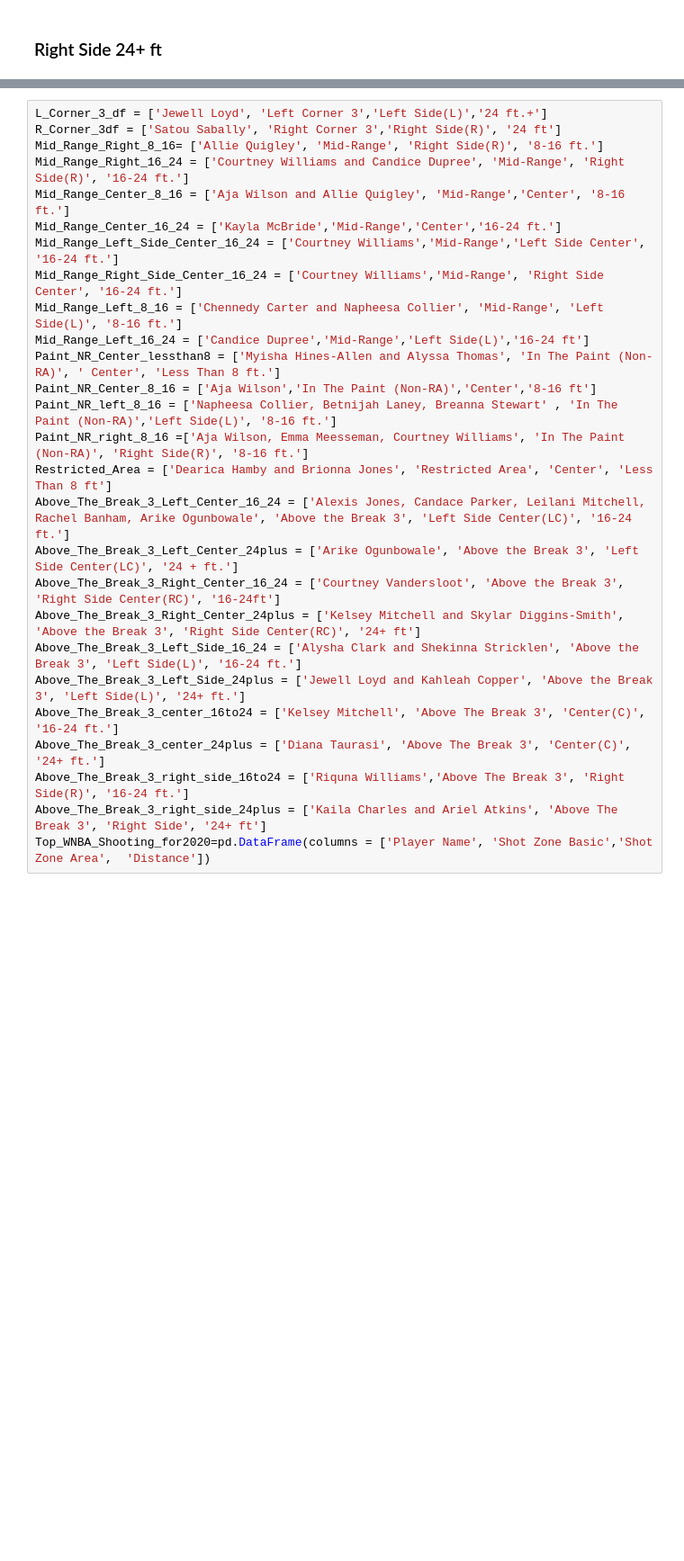
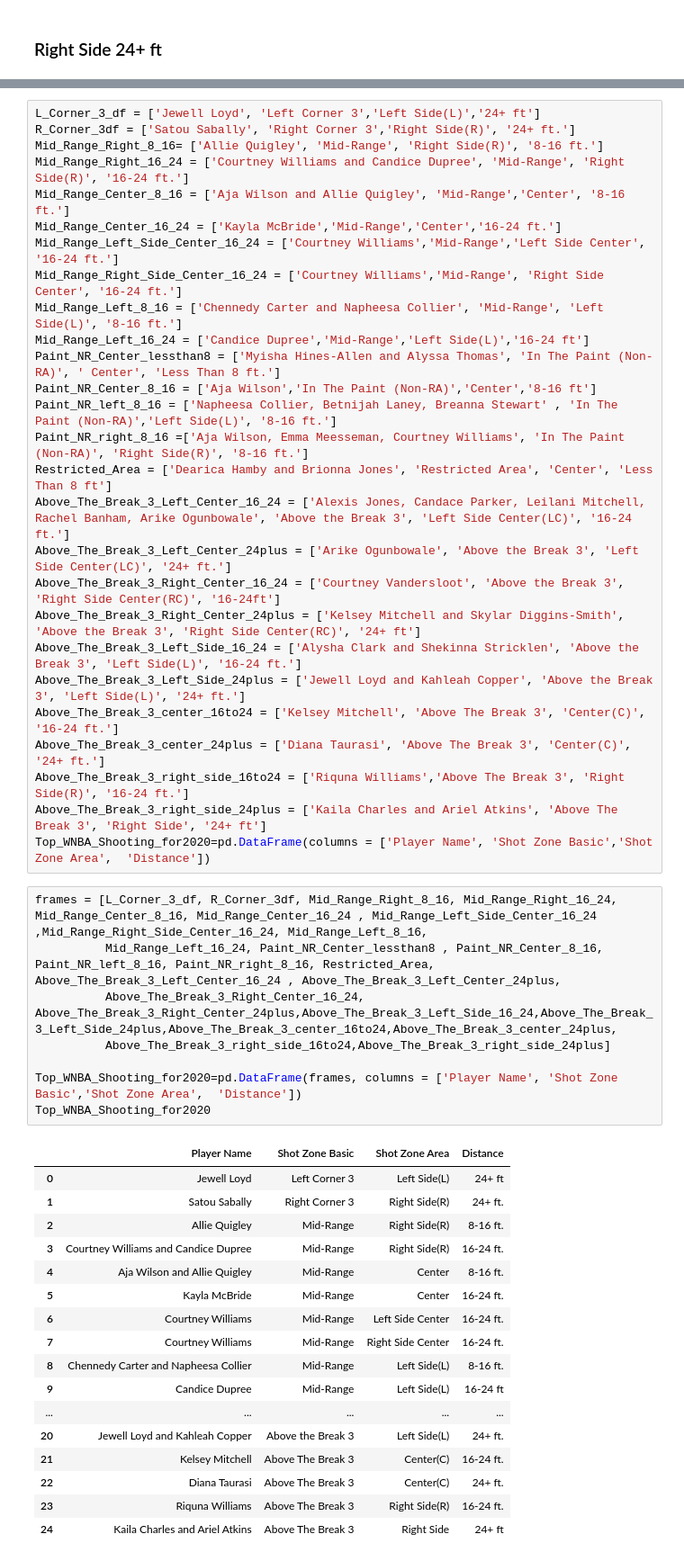
Before and after one commit to stewart-lacy/WNBA, a Jupyter notebook: WNBA_Shooting_2020.ipynb, the cells around one changed output, grey strips where cells are left out. Shown at 90% size. Drawn from its saved outputs; the diff is of its cells as text; blank space fills up the shorter version.

```diff
--- a/WNBA_Shooting_2020.ipynb
+++ b/WNBA_Shooting_2020.ipynb
@@ -524,8 +524,8 @@ backcourt
 |  | PLAYER_NAME | SHOT_ZONE_BASIC | SHOT_ZONE_AREA | SHOT_ZONE_RANGE | SHOT_DISTANCE | LOC_X | LOC_Y | ... |
 | 6025 | Jazmine Jones | Backcourt | Back Court(BC) | Back Court Shot | 48 | 207 | 439 | ... |
 # %%
-L_Corner_3_df = ['Jewell Loyd', 'Left Corner 3','Left Side(L)','24 ft.+']
-R_Corner_3df = ['Satou Sabally', 'Right Corner 3','Right Side(R)', '24 ft']
+L_Corner_3_df = ['Jewell Loyd', 'Left Corner 3','Left Side(L)','24+ ft']
+R_Corner_3df = ['Satou Sabally', 'Right Corner 3','Right Side(R)', '24+ ft.']
 Mid_Range_Right_8_16= ['Allie Quigley', 'Mid-Range', 'Right Side(R)', '8-16 ft.']
 Mid_Range_Right_16_24 = ['Courtney Williams and Candice Dupree', 'Mid-Range', 'Right Side(R)', '16-24 ft.']
 Mid_Range_Center_8_16 = ['Aja Wilson and Allie Quigley', 'Mid-Range','Center', '8-16 ft.']
@@ -540,7 +540,7 @@ Paint_NR_left_8_16 = ['Napheesa Collier, Betnijah Laney, Breanna Stewart' , 'In
 Paint_NR_right_8_16 =['Aja Wilson, Emma Meesseman, Courtney Williams', 'In The Paint (Non-RA)', 'Right Side(R)', '8-16 ft.']
 Restricted_Area = ['Dearica Hamby and Brionna Jones', 'Restricted Area', 'Center', 'Less Than 8 ft']
 Above_The_Break_3_Left_Center_16_24 = ['Alexis Jones, Candace Parker, Leilani Mitchell, Rachel Banham, Arike Ogunbowale', 'Above the Break 3', 'Left Side Center(LC)', '16-24 ft.']
-Above_The_Break_3_Left_Center_24plus = ['Arike Ogunbowale', 'Above the Break 3', 'Left Side Center(LC)', '24 + ft.']
+Above_The_Break_3_Left_Center_24plus = ['Arike Ogunbowale', 'Above the Break 3', 'Left Side Center(LC)', '24+ ft.']
 Above_The_Break_3_Right_Center_16_24 = ['Courtney Vandersloot', 'Above the Break 3', 'Right Side Center(RC)', '16-24ft']
 Above_The_Break_3_Right_Center_24plus = ['Kelsey Mitchell and Skylar Diggins-Smith', 'Above the Break 3', 'Right Side Center(RC)', '24+ ft']
 Above_The_Break_3_Left_Side_16_24 = ['Alysha Clark and Shekinna Stricklen', 'Above the Break 3', 'Left Side(L)', '16-24 ft.']
@@ -550,3 +550,29 @@ Above_The_Break_3_center_24plus = ['Diana Taurasi', 'Above The Break 3', 'Center
 Above_The_Break_3_right_side_16to24 = ['Riquna Williams','Above The Break 3', 'Right Side(R)', '16-24 ft.']
 Above_The_Break_3_right_side_24plus = ['Kaila Charles and Ariel Atkins', 'Above The Break 3', 'Right Side', '24+ ft']
 Top_WNBA_Shooting_for2020=pd.DataFrame(columns = ['Player Name', 'Shot Zone Basic','Shot Zone Area',  'Distance'])
+# %%
+frames = [L_Corner_3_df, R_Corner_3df, Mid_Range_Right_8_16, Mid_Range_Right_16_24, Mid_Range_Center_8_16, Mid_Range_Center_16_24 , Mid_Range_Left_Side_Center_16_24 ,Mid_Range_Right_Side_Center_16_24, Mid_Range_Left_8_16,
+          Mid_Range_Left_16_24, Paint_NR_Center_lessthan8 , Paint_NR_Center_8_16, Paint_NR_left_8_16, Paint_NR_right_8_16, Restricted_Area, Above_The_Break_3_Left_Center_16_24 , Above_The_Break_3_Left_Center_24plus,
+          Above_The_Break_3_Right_Center_16_24, Above_The_Break_3_Right_Center_24plus,Above_The_Break_3_Left_Side_16_24,Above_The_Break_3_Left_Side_24plus,Above_The_Break_3_center_16to24,Above_The_Break_3_center_24plus,
+          Above_The_Break_3_right_side_16to24,Above_The_Break_3_right_side_24plus]
+
+Top_WNBA_Shooting_for2020=pd.DataFrame(frames, columns = ['Player Name', 'Shot Zone Basic','Shot Zone Area',  'Distance'])
+Top_WNBA_Shooting_for2020
+# %% [output]
+|  | Player Name | Shot Zone Basic | Shot Zone Area | Distance |
+| 0 | Jewell Loyd | Left Corner 3 | Left Side(L) | 24+ ft |
+| 1 | Satou Sabally | Right Corner 3 | Right Side(R) | 24+ ft. |
+| 2 | Allie Quigley | Mid-Range | Right Side(R) | 8-16 ft. |
+| 3 | Courtney Williams and Candice Dupree | Mid-Range | Right Side(R) | 16-24 ft. |
+| 4 | Aja Wilson and Allie Quigley | Mid-Range | Center | 8-16 ft. |
+| 5 | Kayla McBride | Mid-Range | Center | 16-24 ft. |
+| 6 | Courtney Williams | Mid-Range | Left Side Center | 16-24 ft. |
+| 7 | Courtney Williams | Mid-Range | Right Side Center | 16-24 ft. |
+| 8 | Chennedy Carter and Napheesa Collier | Mid-Range | Left Side(L) | 8-16 ft. |
+| 9 | Candice Dupree | Mid-Range | Left Side(L) | 16-24 ft |
+| ... | ... | ... | ... | ... |
+| 20 | Jewell Loyd and Kahleah Copper | Above the Break 3 | Left Side(L) | 24+ ft. |
+| 21 | Kelsey Mitchell | Above The Break 3 | Center(C) | 16-24 ft. |
+| 22 | Diana Taurasi | Above The Break 3 | Center(C) | 24+ ft. |
+| 23 | Riquna Williams | Above The Break 3 | Right Side(R) | 16-24 ft. |
+| 24 | Kaila Charles and Ariel Atkins | Above The Break 3 | Right Side | 24+ ft |
```
Also changed, not shown: parts of 1 cell of this notebook.
